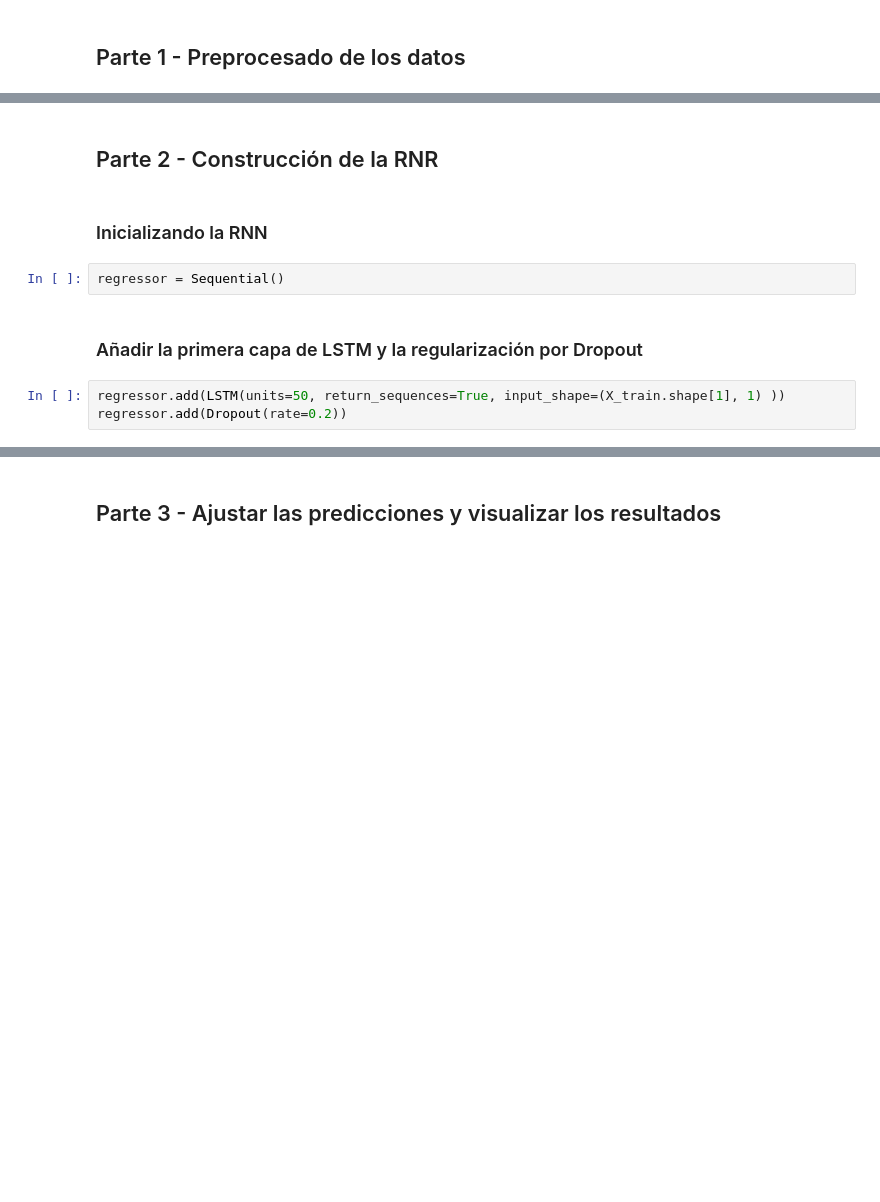
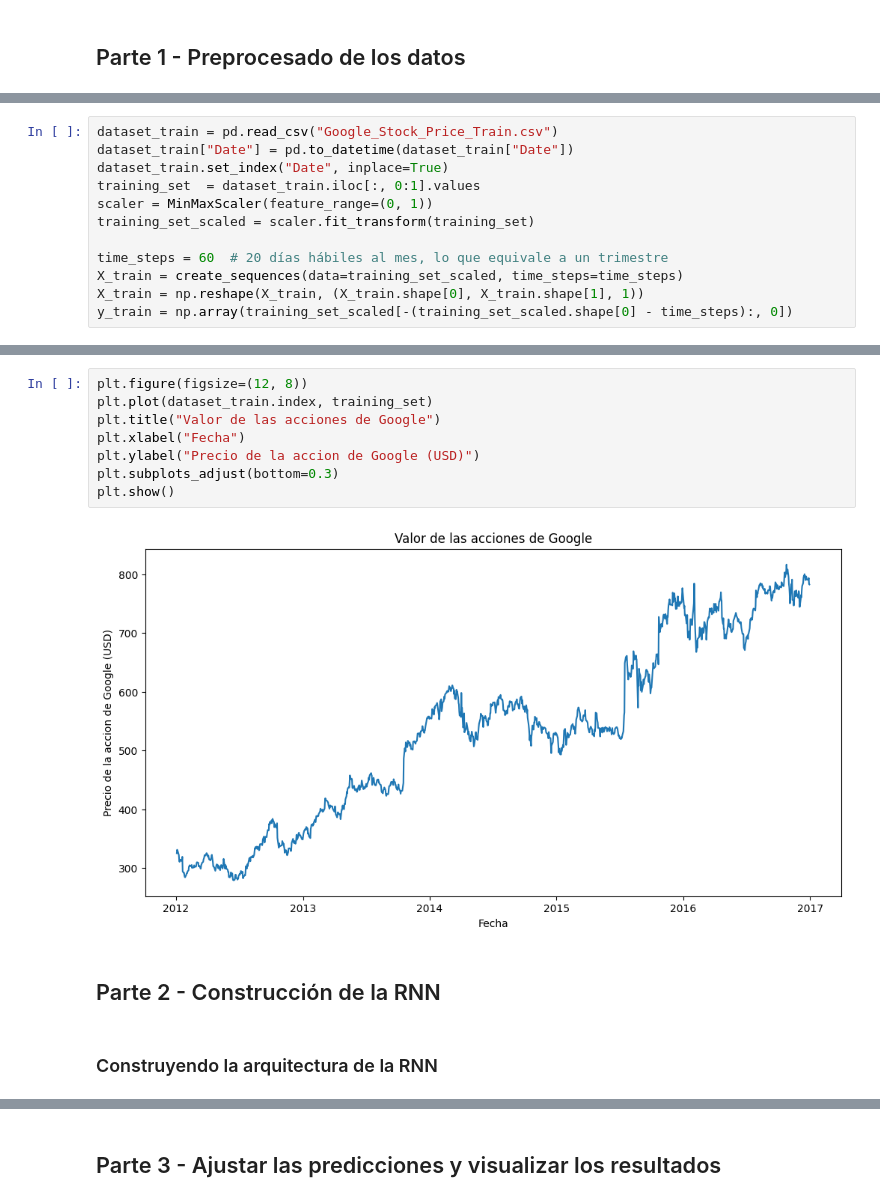
Before and after one commit to jmudy/deeplearning-az, a Jupyter notebook: Notebooks/Part 3 - Recurrent Neural Networks (RNN)/RNN.ipynb, the cells around one changed output, grey strips where cells are left out. Cells and saved outputs as stored; diff of their text form; blank space fills up the shorter version.

Commit message:
Parte 3 RNN terminada

```diff
--- a/Notebooks/Part 3 - Recurrent Neural Networks (RNN)/RNN.ipynb
+++ b/Notebooks/Part 3 - Recurrent Neural Networks (RNN)/RNN.ipynb
@@ -43,0 +53,12 @@ X_train = np.reshape(X_train, (X_train.shape[0], X_train.shape[1], 1))
+# %%
+dataset_train = pd.read_csv("Google_Stock_Price_Train.csv")
+dataset_train["Date"] = pd.to_datetime(dataset_train["Date"])
+dataset_train.set_index("Date", inplace=True)
+training_set  = dataset_train.iloc[:, 0:1].values
+scaler = MinMaxScaler(feature_range=(0, 1))
+training_set_scaled = scaler.fit_transform(training_set)
+
+time_steps = 60  # 20 días hábiles al mes, lo que equivale a un trimestre
+X_train = create_sequences(data=training_set_scaled, time_steps=time_steps)
+X_train = np.reshape(X_train, (X_train.shape[0], X_train.shape[1], 1))
+y_train = np.array(training_set_scaled[-(training_set_scaled.shape[0] - time_steps):, 0])
@@ -44,11 +78,14 @@ X_train = np.reshape(X_train, (X_train.shape[0], X_train.shape[1], 1))
+# %%
+plt.figure(figsize=(12, 8))
+plt.plot(dataset_train.index, training_set)
+plt.title("Valor de las acciones de Google")
+plt.xlabel("Fecha")
+plt.ylabel("Precio de la accion de Google (USD)")
+plt.subplots_adjust(bottom=0.3)
+plt.show()
+# %% [output]
+[figure, added]
 # %% [markdown]
-## Parte 2 - Construcción de la RNR
+## Parte 2 - Construcción de la RNN
 # %% [markdown]
-### Inicializando la RNN
+### Construyendo la arquitectura de la RNN
-# %%
-regressor = Sequential()
-# %% [markdown]
-### Añadir la primera capa de LSTM y la regularización por Dropout
-# %%
-regressor.add(LSTM(units=50, return_sequences=True, input_shape=(X_train.shape[1], 1) ))
-regressor.add(Dropout(rate=0.2))
```
Also changed, not shown: parts of 44 cells of this notebook.
